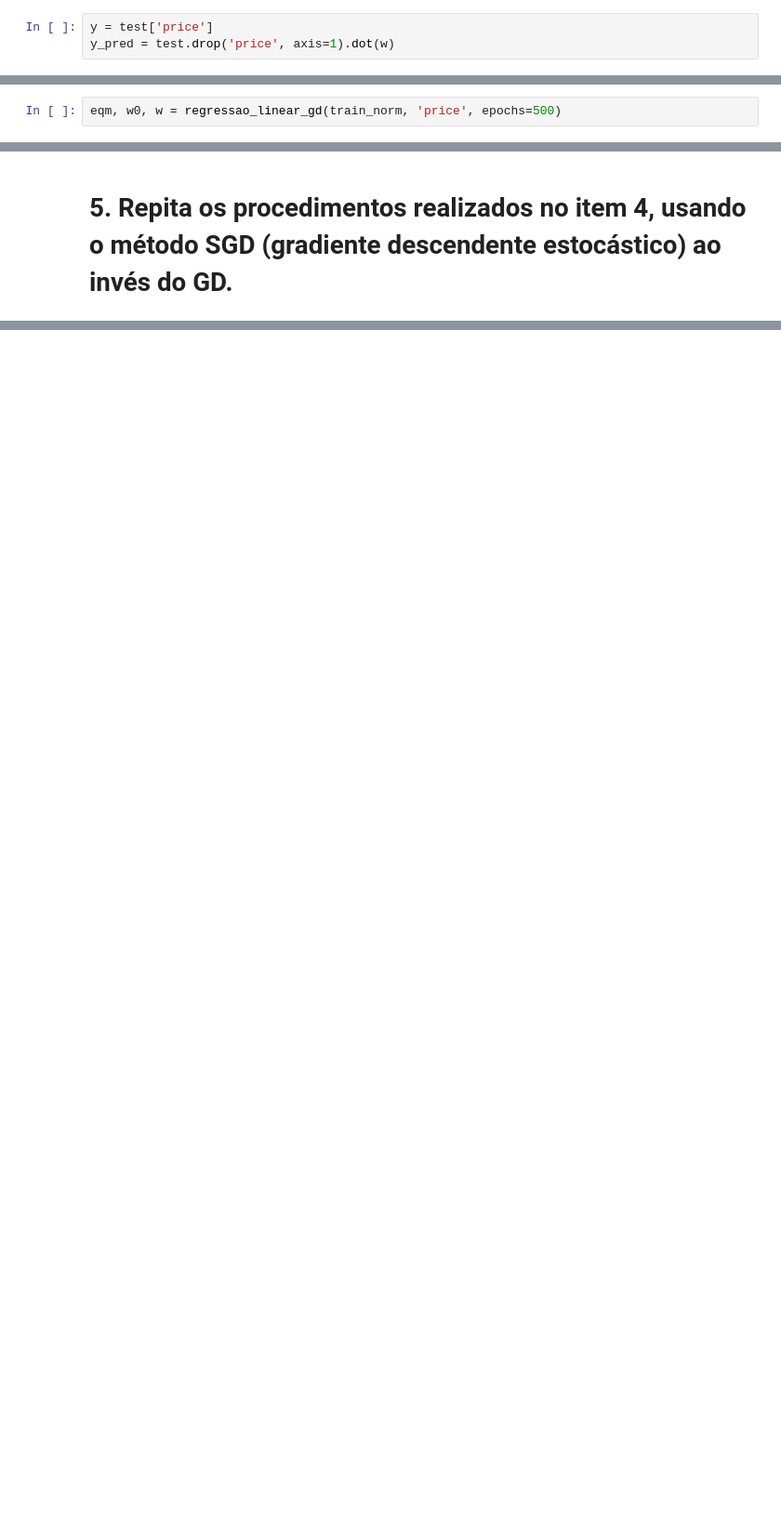
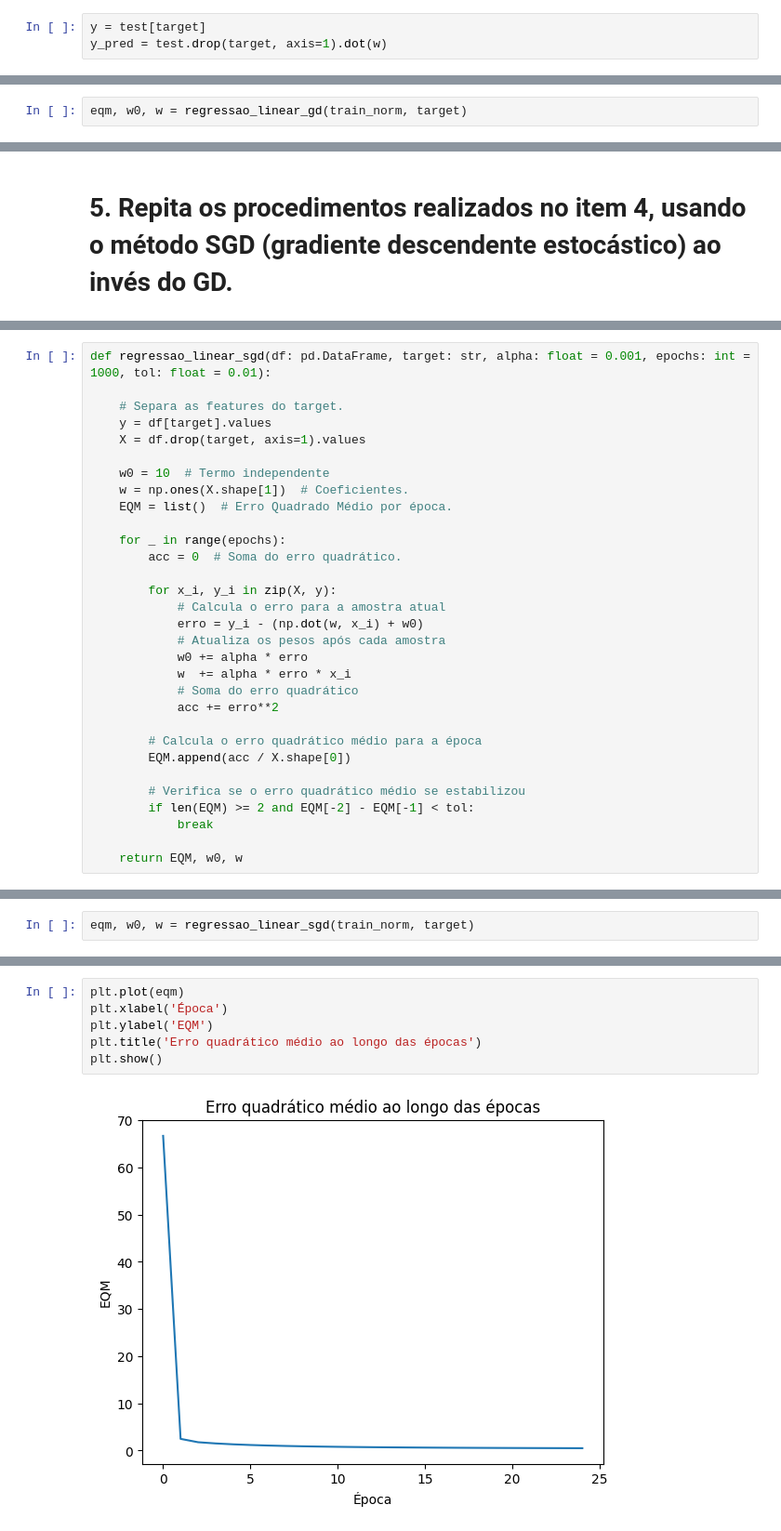
Before and after one commit to LuizGusQueiroz/Ciencia-de-Dados-UFC, a Jupyter notebook: Inteligencia Artificial/Lista_Computacional_1.ipynb, the cells around one changed output, grey strips where cells are left out. Shown at 93% size. Drawn from its saved outputs; the diff is of its cells as text; blank space fills up the shorter version.

```diff
--- a/Inteligencia Artificial/Lista_Computacional_1.ipynb
+++ b/Inteligencia Artificial/Lista_Computacional_1.ipynb
@@ -225,5 +226,5 @@ resultados
 # %% [markdown]
 ### Multivariada
 # %%
-y = test['price']
-y_pred = test.drop('price', axis=1).dot(w)
+y = test[target]
+y_pred = test.drop(target, axis=1).dot(w)
@@ -345,7 +346,7 @@ test_norm[target] = normalizacao_z_score(test[target])
 # %% [markdown]
 ### Nova tentativa de treino
 # %%
-eqm, w0, w = regressao_linear_gd(train_norm, 'price', epochs=500)
+eqm, w0, w = regressao_linear_gd(train_norm, target)
 # %%
 print(f'Vetor de pesos obtido:\n{w}')
 print(f'Termo independente: {w0}')
@@ -382,0 +383,31 @@ r2(y, y_pred)
+# %%
+def regressao_linear_sgd(df: pd.DataFrame, target: str, alpha: float = 0.001, epochs: int = 1000, tol: float = 0.01):
+
+    # Separa as features do target.
+    y = df[target].values
+    X = df.drop(target, axis=1).values
+
+    w0 = 10  # Termo independente
+    w = np.ones(X.shape[1])  # Coeficientes.
+    EQM = list()  # Erro Quadrado Médio por época.
+
+    for _ in range(epochs):
+        acc = 0  # Soma do erro quadrático.
+
+        for x_i, y_i in zip(X, y):
+            # Calcula o erro para a amostra atual
+            erro = y_i - (np.dot(w, x_i) + w0)
+            # Atualiza os pesos após cada amostra
+            w0 += alpha * erro
+            w  += alpha * erro * x_i
+            # Soma do erro quadrático
+            acc += erro**2
+
+        # Calcula o erro quadrático médio para a época
+        EQM.append(acc / X.shape[0])
+
+        # Verifica se o erro quadrático médio se estabilizou
+        if len(EQM) >= 2 and EQM[-2] - EQM[-1] < tol:
+            break
+
+    return EQM, w0, w
@@ -382,0 +416,2 @@ r2(y, y_pred)
+# %%
+eqm, w0, w = regressao_linear_sgd(train_norm, target)
@@ -382,0 +428,8 @@ r2(y, y_pred)
+# %%
+plt.plot(eqm)
+plt.xlabel('Época')
+plt.ylabel('EQM')
+plt.title('Erro quadrático médio ao longo das épocas')
+plt.show()
+# %% [output]
+[figure, added]
```
Also changed, not shown: parts of 26 cells of this notebook.
